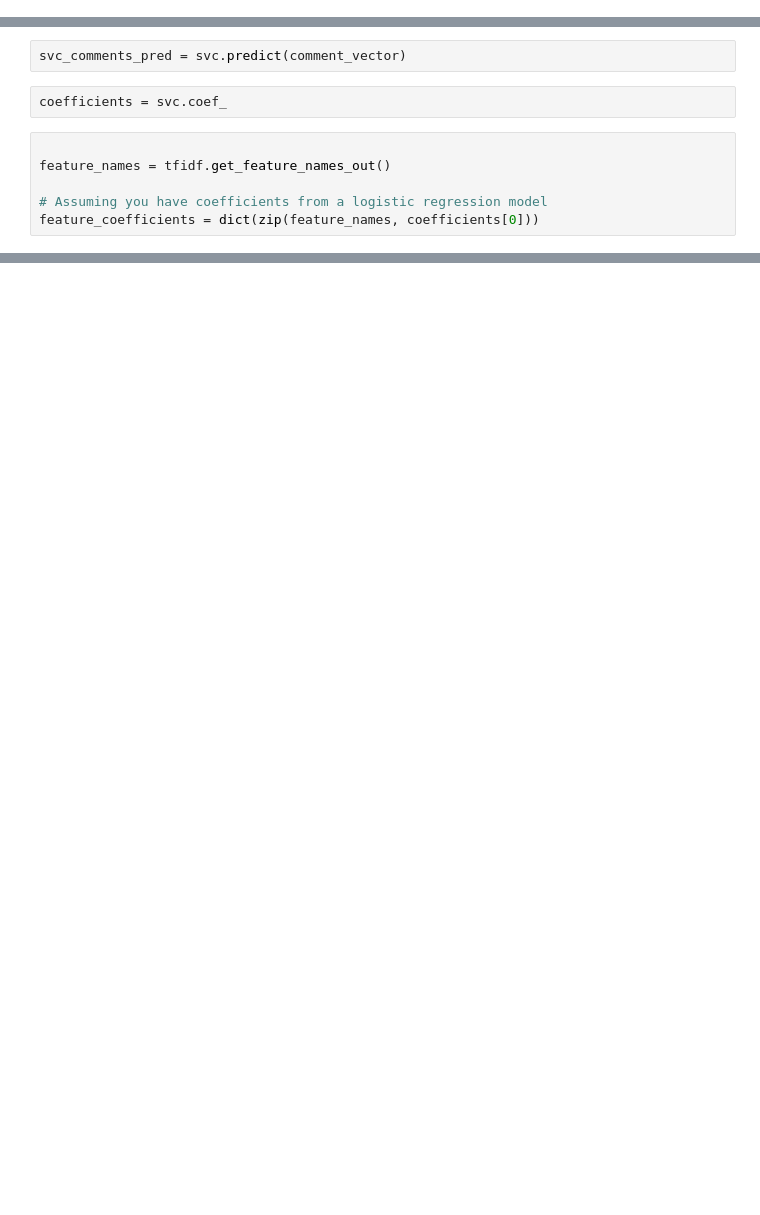
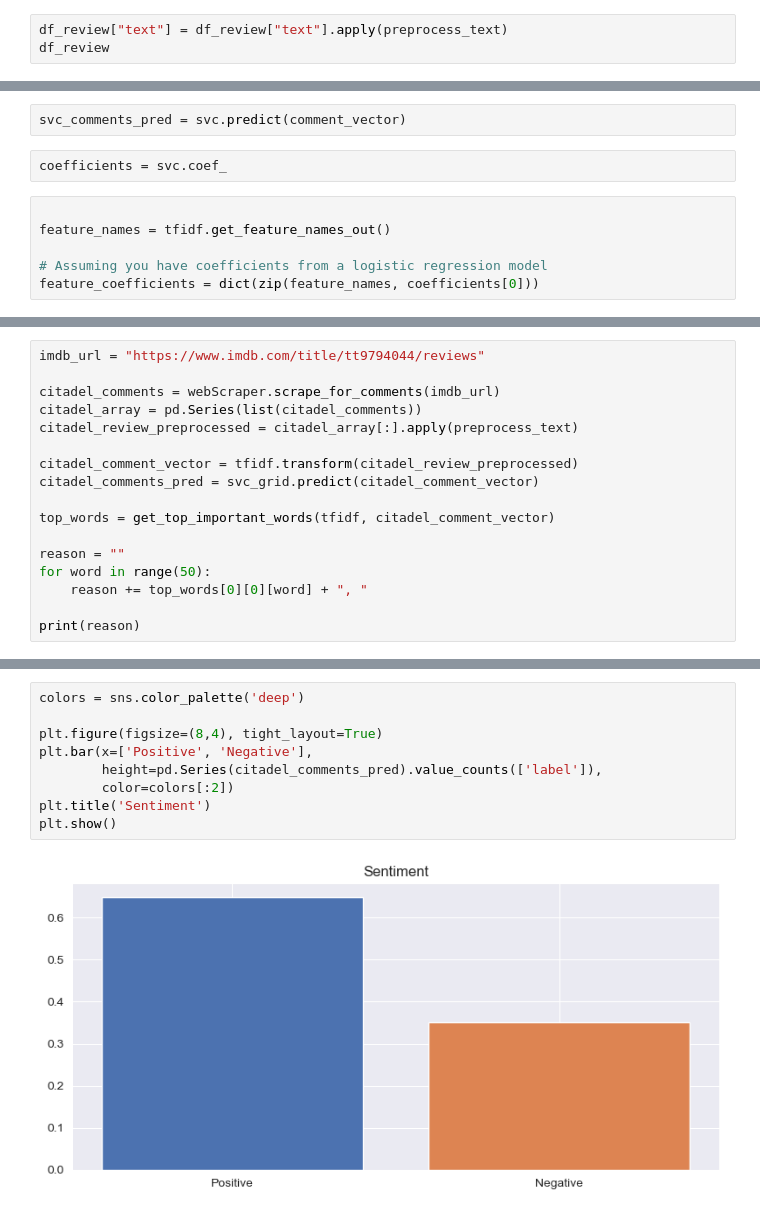
Before and after one commit to okan-sourcerer/CommentAnalyzer, a Jupyter notebook: sentiment-analysis-on-imdb-movie-reviews.ipynb, the cells around one changed output, grey strips where cells are left out. Saved outputs shown, nothing was run; the diff lists cells and outputs as text; blank space fills up the shorter version.

Commit message:
Fixed consecutive method calls resulting errors. Added important word calculator.

```diff
--- a/sentiment-analysis-on-imdb-movie-reviews.ipynb
+++ b/sentiment-analysis-on-imdb-movie-reviews.ipynb
@@ -40,0 +73,3 @@ df_review_imb = pd.concat([df_positive,df_negative ])
+# %%
+df_review["text"] = df_review["text"].apply(preprocess_text)
+df_review
@@ -346,0 +455,17 @@ dict_values([<1x43730 sparse matrix of type '<class 'numpy.float64'>'
+# %%
+imdb_url = "https://www.imdb.com/title/tt9794044/reviews"
+
+citadel_comments = webScraper.scrape_for_comments(imdb_url)
+citadel_array = pd.Series(list(citadel_comments))
+citadel_review_preprocessed = citadel_array[:].apply(preprocess_text)
+
+citadel_comment_vector = tfidf.transform(citadel_review_preprocessed)
+citadel_comments_pred = svc_grid.predict(citadel_comment_vector)
+
+top_words = get_top_important_words(tfidf, citadel_comment_vector)
+
+reason = ""
+for word in range(50):
+    reason += top_words[0][0][word] + ", "
+
+print(reason)
@@ -346,0 +484,11 @@ dict_values([<1x43730 sparse matrix of type '<class 'numpy.float64'>'
+# %%
+colors = sns.color_palette('deep')
+
+plt.figure(figsize=(8,4), tight_layout=True)
+plt.bar(x=['Positive', 'Negative'],
+        height=pd.Series(citadel_comments_pred).value_counts(['label']),
+        color=colors[:2])
+plt.title('Sentiment')
+plt.show()
+# %% [output]
+[figure, added]
```
Also changed, not shown: parts of 54 cells of this notebook, 1 other file.
